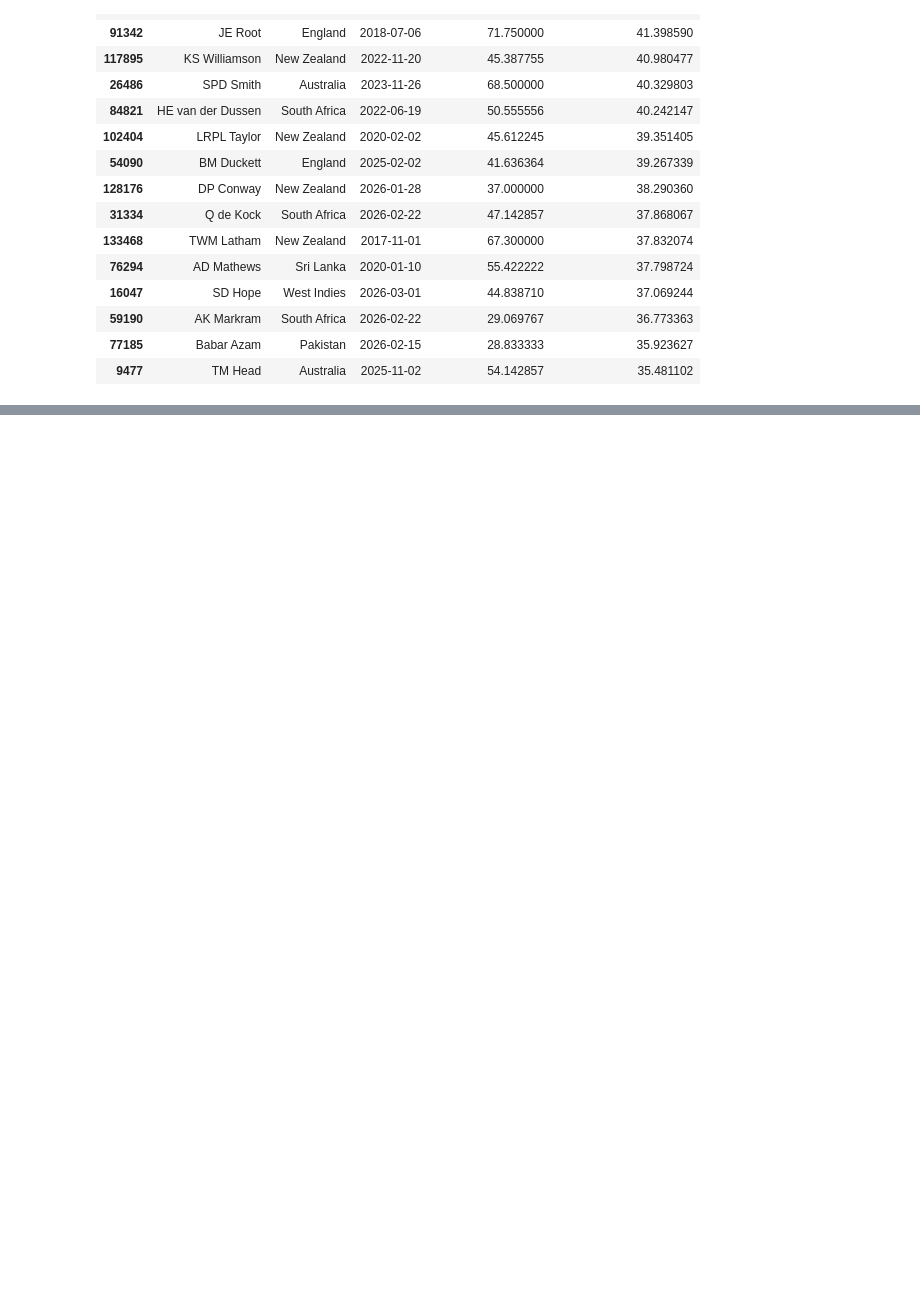
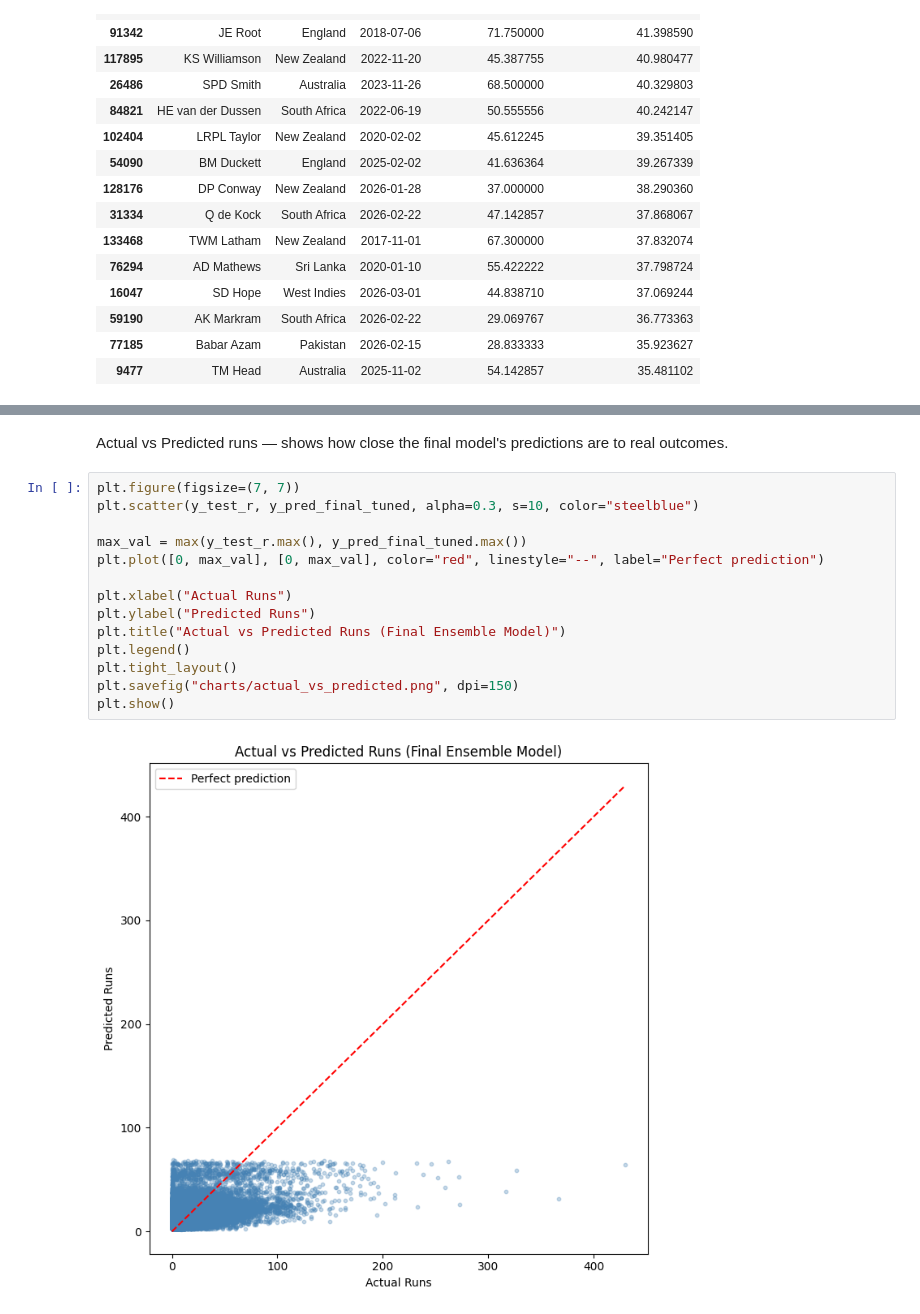
Before and after one commit to abdullahminhas/cric-squad-selector, a Jupyter notebook: cric_squad_selector_data.ipynb, the cells around one changed output, grey strips where cells are left out. Saved outputs shown, nothing was run; the diff lists cells and outputs as text; blank space fills up the shorter version.

```diff
--- a/cric_squad_selector_data.ipynb
+++ b/cric_squad_selector_data.ipynb
@@ -1397,0 +1465,18 @@ suggest_squad(format_filter="T20", opposition_filter="India", top_n=15)
+# %% [markdown]
+Actual vs Predicted runs — shows how close the final model's predictions are to real outcomes.
+# %%
+plt.figure(figsize=(7, 7))
+plt.scatter(y_test_r, y_pred_final_tuned, alpha=0.3, s=10, color="steelblue")
+
+max_val = max(y_test_r.max(), y_pred_final_tuned.max())
+plt.plot([0, max_val], [0, max_val], color="red", linestyle="--", label="Perfect prediction")
+
+plt.xlabel("Actual Runs")
+plt.ylabel("Predicted Runs")
+plt.title("Actual vs Predicted Runs (Final Ensemble Model)")
+plt.legend()
+plt.tight_layout()
+plt.savefig("charts/actual_vs_predicted.png", dpi=150)
+plt.show()
+# %% [output]
+[figure, added]
```
Also changed, not shown: parts of 9 cells of this notebook.
